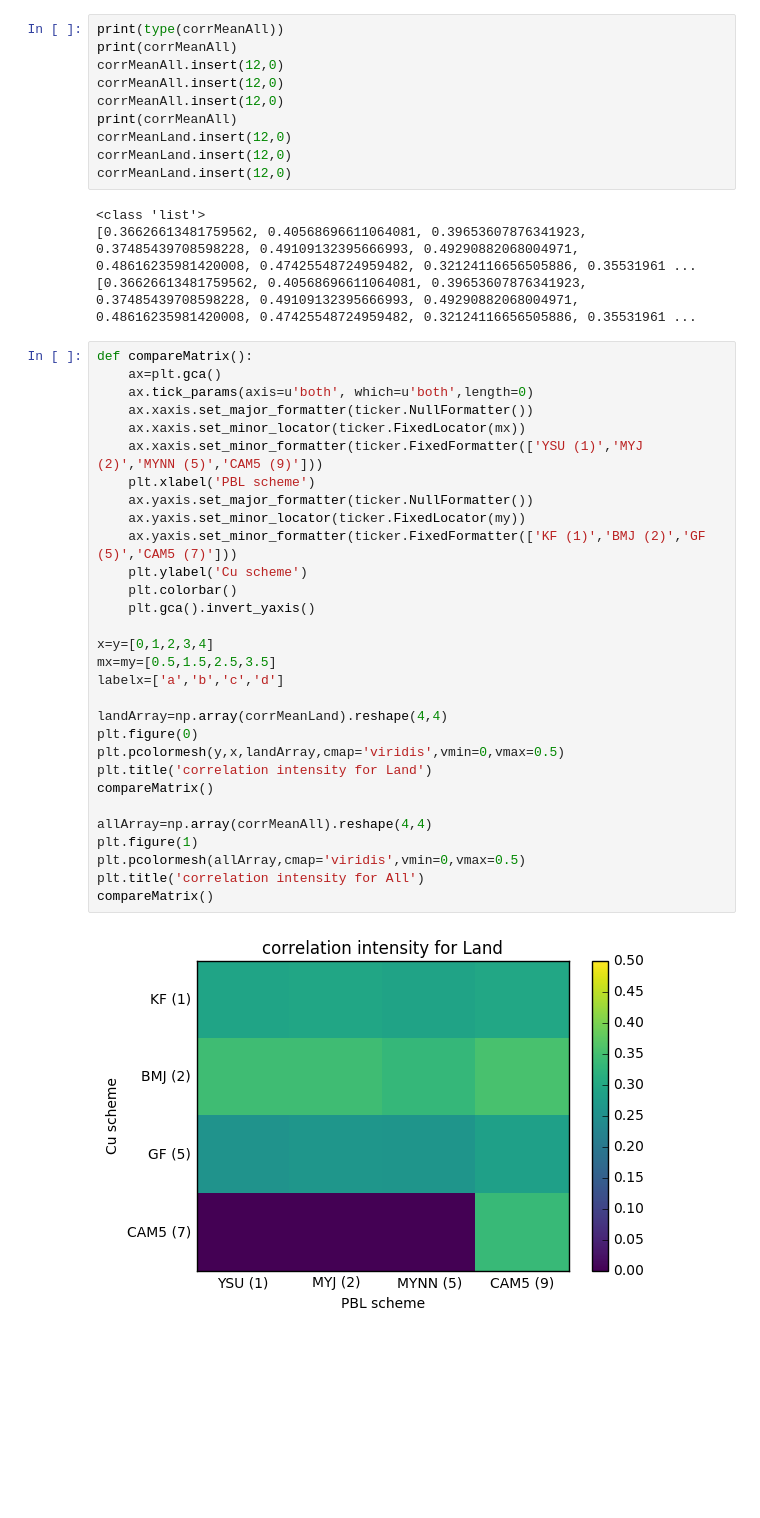
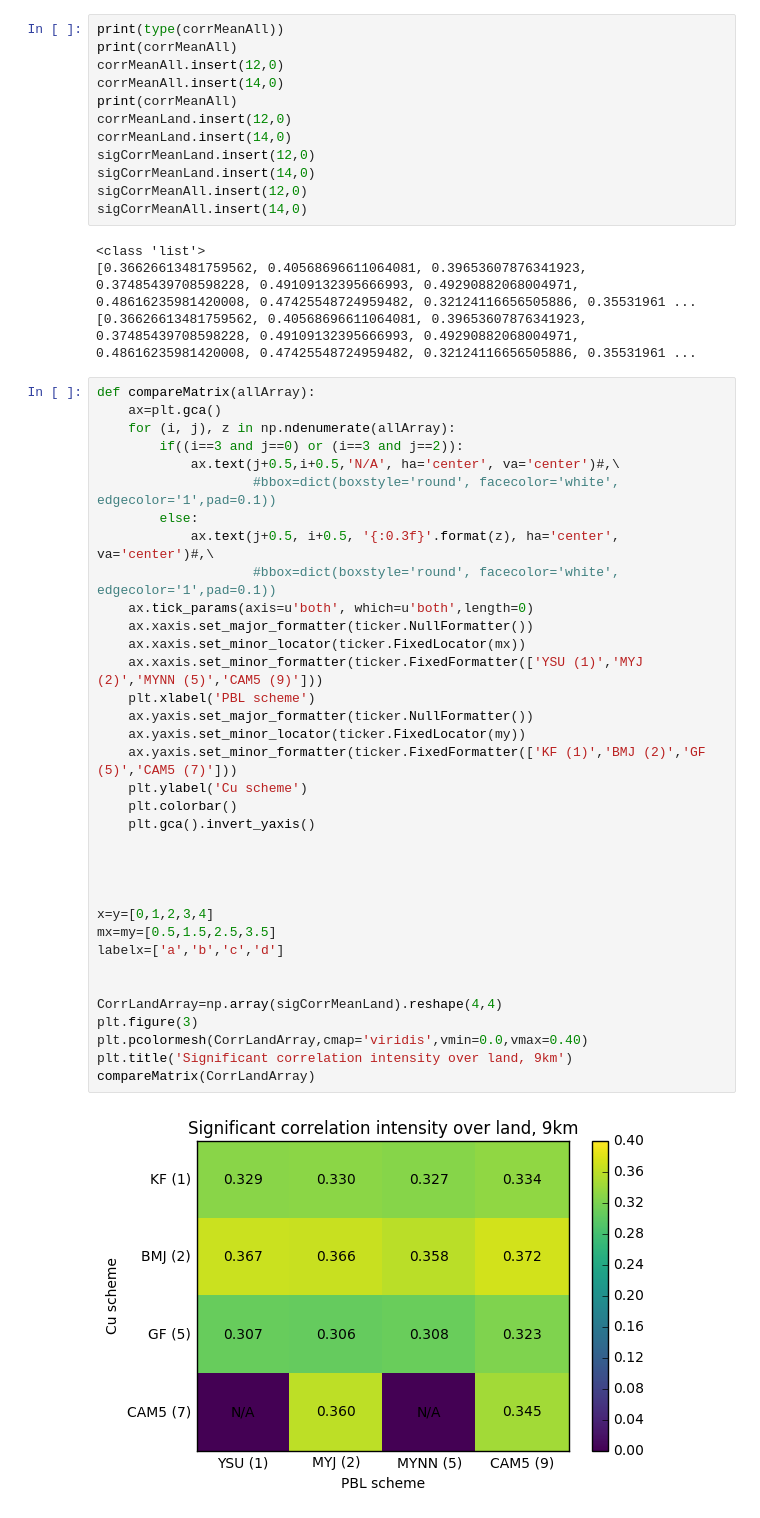
Before and after one commit to likkhian/thesisScripts, a Jupyter notebook: correlationComparison.ipynb, the cells around one changed output. Cells and saved outputs as stored; diff of their text form; blank space fills up the shorter version.

```diff
--- a/correlationComparison.ipynb
+++ b/correlationComparison.ipynb
@@ -118,45 +142,52 @@ Average correlation over land is 0.336600431789
 print(type(corrMeanAll))
 print(corrMeanAll)
 corrMeanAll.insert(12,0)
-corrMeanAll.insert(12,0)
-corrMeanAll.insert(12,0)
+corrMeanAll.insert(14,0)
 print(corrMeanAll)
 corrMeanLand.insert(12,0)
-corrMeanLand.insert(12,0)
-corrMeanLand.insert(12,0)
+corrMeanLand.insert(14,0)
+sigCorrMeanLand.insert(12,0)
+sigCorrMeanLand.insert(14,0)
+sigCorrMeanAll.insert(12,0)
+sigCorrMeanAll.insert(14,0)
 # %% [output]
 <class 'list'>
 [0.36626613481759562, 0.40568696611064081, 0.39653607876341923, 0.37485439708598228, 0.49109132395666993, 0.49290882068004971, 0.48616235981420008, 0.47425548724959482, 0.32124116656505886, 0.35531961 ...
 [0.36626613481759562, 0.40568696611064081, 0.39653607876341923, 0.37485439708598228, 0.49109132395666993, 0.49290882068004971, 0.48616235981420008, 0.47425548724959482, 0.32124116656505886, 0.35531961 ...
 # %%
-def compareMatrix():
+def compareMatrix(allArray):
     ax=plt.gca()
+    for (i, j), z in np.ndenumerate(allArray):
+        if((i==3 and j==0) or (i==3 and j==2)):
+            ax.text(j+0.5,i+0.5,'N/A', ha='center', va='center')#,\
+                    #bbox=dict(boxstyle='round', facecolor='white', edgecolor='1',pad=0.1))
+        else:
+            ax.text(j+0.5, i+0.5, '{:0.3f}'.format(z), ha='center', va='center')#,\
+                    #bbox=dict(boxstyle='round', facecolor='white', edgecolor='1',pad=0.1))
     ax.tick_params(axis=u'both', which=u'both',length=0)
     ax.xaxis.set_major_formatter(ticker.NullFormatter())
     ax.xaxis.set_minor_locator(ticker.FixedLocator(mx))
     ax.xaxis.set_minor_formatter(ticker.FixedFormatter(['YSU (1)','MYJ (2)','MYNN (5)','CAM5 (9)']))
     plt.xlabel('PBL scheme')
     ax.yaxis.set_major_formatter(ticker.NullFormatter())
     ax.yaxis.set_minor_locator(ticker.FixedLocator(my))
     ax.yaxis.set_minor_formatter(ticker.FixedFormatter(['KF (1)','BMJ (2)','GF (5)','CAM5 (7)']))
     plt.ylabel('Cu scheme')
     plt.colorbar()
     plt.gca().invert_yaxis()
 
+
+
+
 x=y=[0,1,2,3,4]
 mx=my=[0.5,1.5,2.5,3.5]
 labelx=['a','b','c','d']
 
-landArray=np.array(corrMeanLand).reshape(4,4)
-plt.figure(0)
-plt.pcolormesh(y,x,landArray,cmap='viridis',vmin=0,vmax=0.5)
-plt.title('correlation intensity for Land')
-compareMatrix()
 
-allArray=np.array(corrMeanAll).reshape(4,4)
-plt.figure(1)
-plt.pcolormesh(allArray,cmap='viridis',vmin=0,vmax=0.5)
-plt.title('correlation intensity for All')
-compareMatrix()
+CorrLandArray=np.array(sigCorrMeanLand).reshape(4,4)
+plt.figure(3)
+plt.pcolormesh(CorrLandArray,cmap='viridis',vmin=0.0,vmax=0.40)
+plt.title('Significant correlation intensity over land, 9km')
+compareMatrix(CorrLandArray)
 # %% [output]
-[figure, old version]
+[figure, new version]
```
Also changed, not shown: parts of 11 cells of this notebook, 6 other files.
